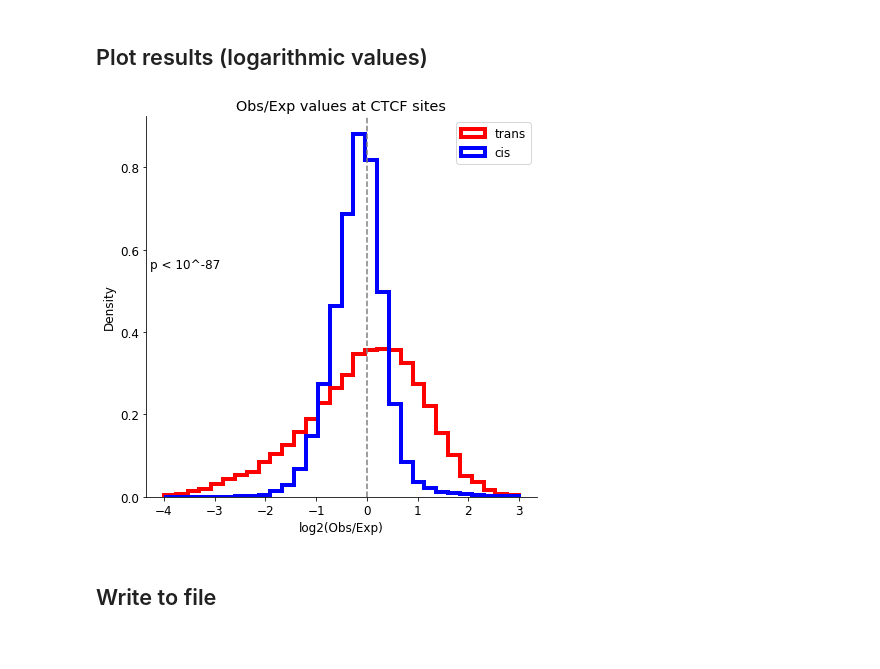
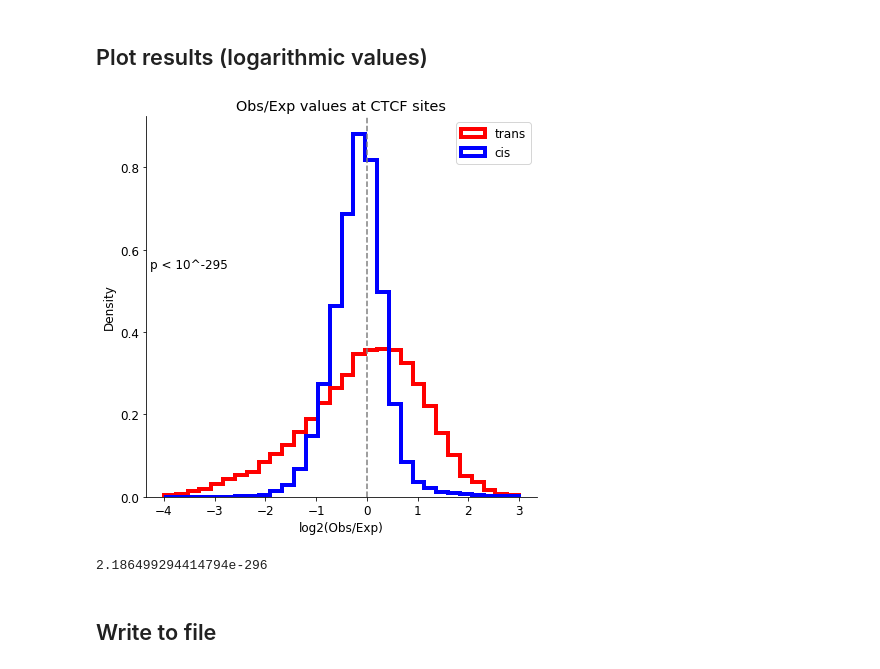
Before and after one commit to gerlichlab/scshic_analysis, a Jupyter notebook: notebooks/CTCF_analysis_WT.ipynb, the cells around one changed output. Drawn from its saved outputs; the diff is of its cells as text; code cells hidden in the pictures.

```diff
--- a/notebooks/CTCF_analysis_WT.ipynb
+++ b/notebooks/CTCF_analysis_WT.ipynb
@@ -243,26 +243,30 @@ cisPairObsExp = cisPairObsExp.replace([np.inf, -np.inf], np.nan).dropna()
 # %%
 # perform ttest
 
-s, p = ttest_ind(transPairObsExp["log2Pair"], cisPairObsExp["log2Pair"])
+s, p = mannwhitneyu(transPairObsExp["log2Pair"], cisPairObsExp["log2Pair"])
 
 try:
     orderOfMag = int(np.log10(p))
 except OverflowError:
     # in case p-value is closer to 0 than the precision limit of np.float64
     orderOfMag = -15
 
 f, ax = plt.subplots()
 ax.hist(transPairObsExp["log2Pair"], density=True, bins=30, range=(-4, 3), histtype="step", color="red", lw=4, label="trans")
 ax.hist(cisPairObsExp["log2Pair"], density=True, bins=30, range=(-4, 3), histtype="step", color="blue", lw=4, label="cis")
 ax.set(xlabel="log2(Obs/Exp)", ylabel="Density", title="Obs/Exp values at CTCF sites")
 ax.text(0.01, 0.6, f"p < 10^{orderOfMag}", transform=ax.transAxes)
 ax.legend()
 sbn.despine()
 ax.axvline(x=0, ls="--", color="grey")
 f.set_size_inches(7, 7)
 plt.show()
 # %% [output]
-[figure, old version]
+[figure, new version]
+# %%
+p
+# %% [output]
+2.186499294414794e-296
 # %% [markdown]
 ## Write to file
 # %%
```
Also changed, not shown: parts of 1 cell of this notebook.
